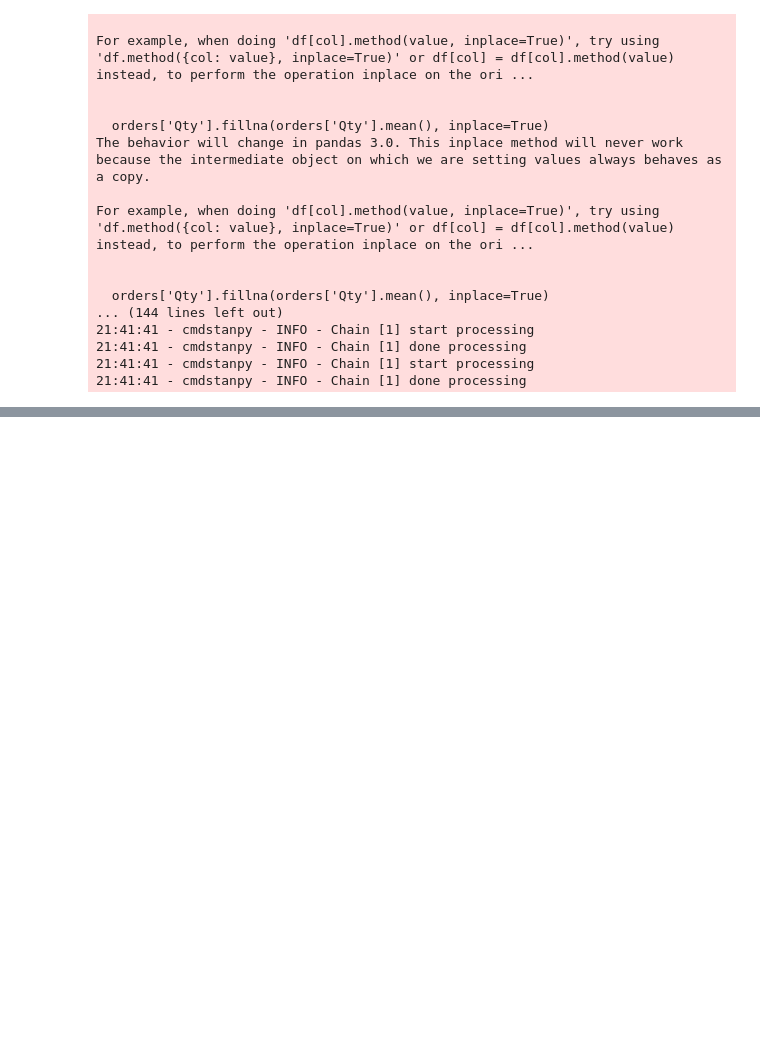
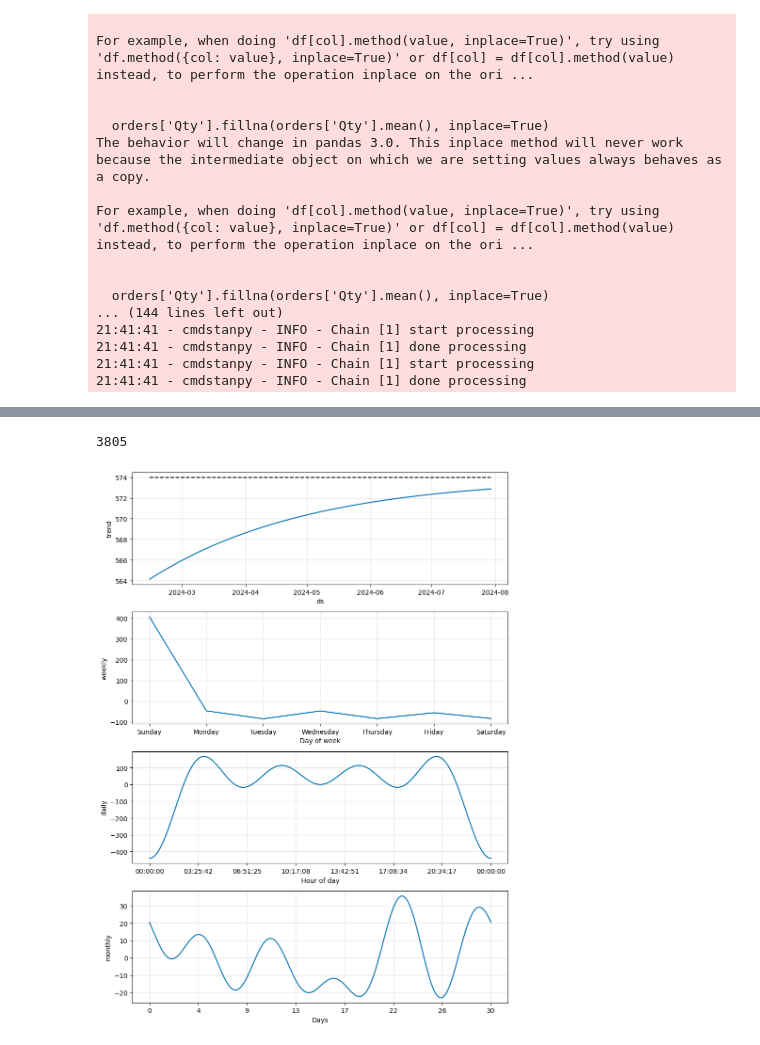
Before and after one commit to lazycodebaker/baylink-ml, a Jupyter notebook: orders_predict_imported.ipynb, the cells around one changed output, grey strips where cells are left out. Saved outputs shown, nothing was run; the diff lists cells and outputs as text; code cells hidden in the pictures; blank space fills up the shorter version.

```diff
--- a/orders_predict_imported.ipynb
+++ b/orders_predict_imported.ipynb
@@ -2240,0 +2598,5 @@ For example, when doing 'df[col].method(value, inplace=True)', try using 'df.met
+# %%
+product_name = 'Frappe Cold Coffee'
+# %%
+frappe_orders = orders[orders['Product Name'] == product_name].groupby('Invoice Date')['Qty'].sum().reset_index()
+frappe_orders
@@ -2240,0 +2617,2 @@ For example, when doing 'df[col].method(value, inplace=True)', try using 'df.met
+# %%
+aggregated_data_prophet = frappe_orders.rename(columns={'Invoice Date': 'ds', 'Qty': 'y'})
@@ -2240,0 +2637,13 @@ For example, when doing 'df[col].method(value, inplace=True)', try using 'df.met
+# %%
+changepoints = aggregated_data_prophet['ds']
+aggregated_data_prophet['cap'] = aggregated_data_prophet['y'].max()
+
+model = Prophet(
+    weekly_seasonality=True,
+    daily_seasonality=True,
+    growth='logistic',
+    changepoints=changepoints
+)
+
+model.add_seasonality(name='monthly', period=30.5, fourier_order=5)
+model.fit(aggregated_data_prophet)
@@ -2240,0 +2654,16 @@ For example, when doing 'df[col].method(value, inplace=True)', try using 'df.met
+# %%
+future = model.make_future_dataframe(periods=30)
+future['cap'] = aggregated_data_prophet['y'].max()
+
+forecast = model.predict(future)
+forecast['yhat'] = forecast['yhat'].astype(int)
+
+accuracy = model.plot_components(forecast)
+
+next_30_days = forecast[['ds', 'yhat']].tail(30)
+orders_sum = abs(next_30_days['yhat'].sum())
+
+print(orders_sum)
+# %% [output]
+3805
+[figure, added]
```
Also changed, not shown: parts of 57 cells of this notebook, 22 other files.
